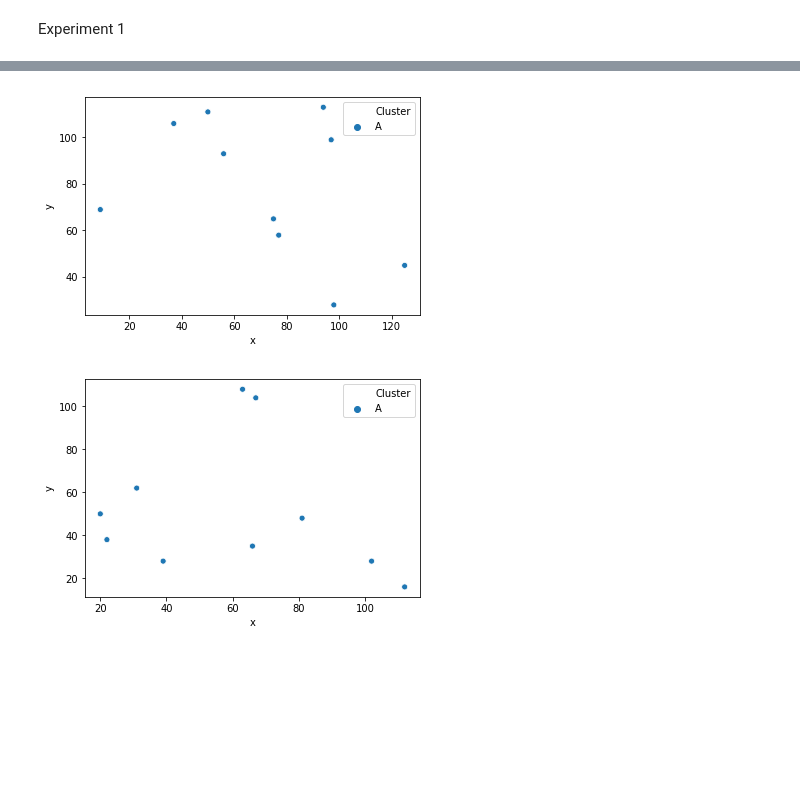
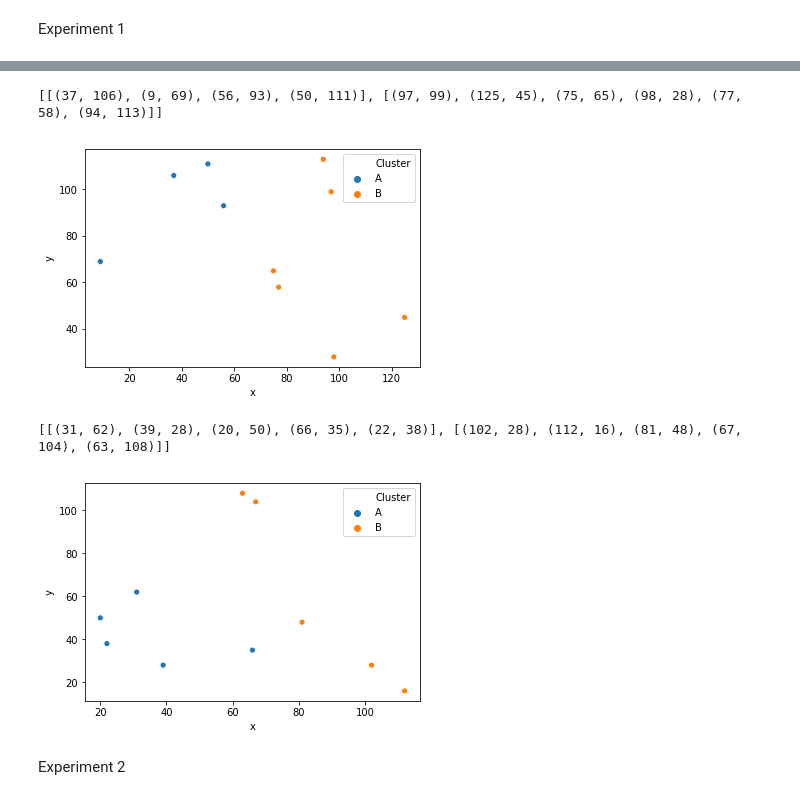
Before and after one commit to karinepestana/SE-ClusterGA, a Jupyter notebook: GA.ipynb, the cells around one changed output, grey strips where cells are left out. Saved outputs shown, nothing was run; the diff lists cells and outputs as text; code cells hidden in the pictures; blank space fills up the shorter version.

Commit message:
Experimentos 1 e 2 implementados

```diff
--- a/GA.ipynb
+++ b/GA.ipynb
@@ -25,16 +27,16 @@ def distanciaEuclidiana(ponto1, ponto2):
     return dist
 # %%
 #Converte de binário para decimal
-def converte_individuos(individual, k):
+def converte_individuos(individual, k, tam):
 
     individuos = []
     c = 0
 
     for i in range(0,k*2):
         aux = ''
-        for j in range(c, 7+c):
+        for j in range(c, tam+c):
             aux = aux + str(individual[j])
-        c +=7
+        c +=tam
         aux = int(aux, 2)
         individuos.append(aux)
 
@@ -88,11 +90,8 @@ def atualiza_centroides(individuos, k, clusters):
 #Função de avaliação individual de cada individuo
 def evalOneMax(individual):
 
-    #print(individual)
-
     #Faz a conversão para decimal
-    individuos = converte_individuos(individual, n_clusters)
-    print("ind: " + str(individuos))
+    individuos = converte_individuos(individual, n_clusters, size)
 
     #Fase 1: distancia euclidiana em função dos pontos do dadaset e definição dos clusters
     clusters = separa_clusters(datasettestado, individuos, n_clusters)
@@ -128,7 +127,7 @@ def GA():
     # Each gene (cluster) is assigned 1 or 0
     toolbox.register("attr_bool", random.randint, 0, 1)
     # total genes in a chromosome(individual) = set to 100 (the more genes the better result)
-    toolbox.register("individual", tools.initRepeat, creator.Individual, toolbox.attr_bool, n=28)
+    toolbox.register("individual", tools.initRepeat, creator.Individual, toolbox.attr_bool, n=size*2*n_clusters)
     # creating population from all the chromosomes
     toolbox.register("population", tools.initRepeat, list, toolbox.individual)
 
@@ -145,8 +144,6 @@ def GA():
     # creating total population of size 300
     population = toolbox.population(n=300)
 
-    # next generation size = 40
-    NGEN=40
     for gen in range(NGEN):
         offspring = algorithms.varAnd(population, toolbox, cxpb=0.8, mutpb=0.5)
         fits = toolbox.map(toolbox.evaluate, offspring)
@@ -179,7 +176,7 @@ def gera_dataframe(dataset, k, res):
     id_cluster = []
     c = 0
 
-    centroides = converte_individuos(res, k)
+    centroides = converte_individuos(res, k, size)
     clusters = separa_clusters(dataset, centroides, k)
 
     for item in clusters:
@@ -240,18 +222,26 @@ ind: [88, 1, 22, 56]
 # %%
 #Dataset 2
 n_clusters = 2
 datasettestado =  dataset2
+size = 7
+NGEN=40
 
 top10 = GA()
 gera_plot(datasettestado, n_clusters, top10[0])
 # %% [output]
+[[(37, 106), (9, 69), (56, 93), (50, 111)], [(97, 99), (125, 45), (75, 65), (98, 28), (77, 58), (94, 113)]]
-[figure, old version]
+[figure, new version]
 # %%
 #Dataset 3
 n_clusters = 2
 datasettestado =  dataset3
+size = 7
+NGEN=40
 
 top10 = GA()
 gera_plot(datasettestado, n_clusters, top10[0])
 # %% [output]
+[[(31, 62), (39, 28), (20, 50), (66, 35), (22, 38)], [(102, 28), (112, 16), (81, 48), (67, 104), (63, 108)]]
-[figure, old version]
+[figure, new version]
+# %% [markdown]
+Experiment 2
```
Also changed, not shown: parts of 4 cells of this notebook.
